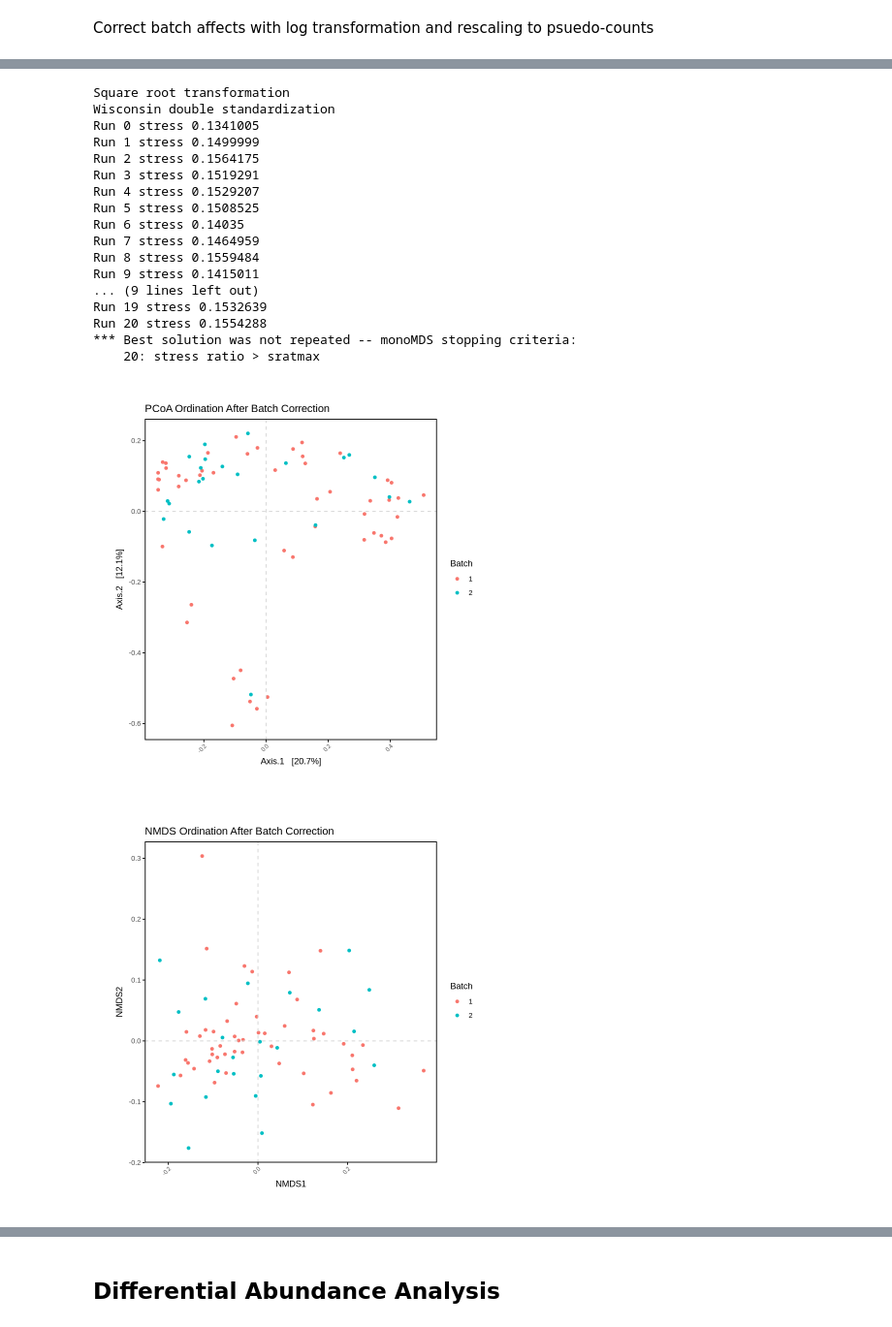
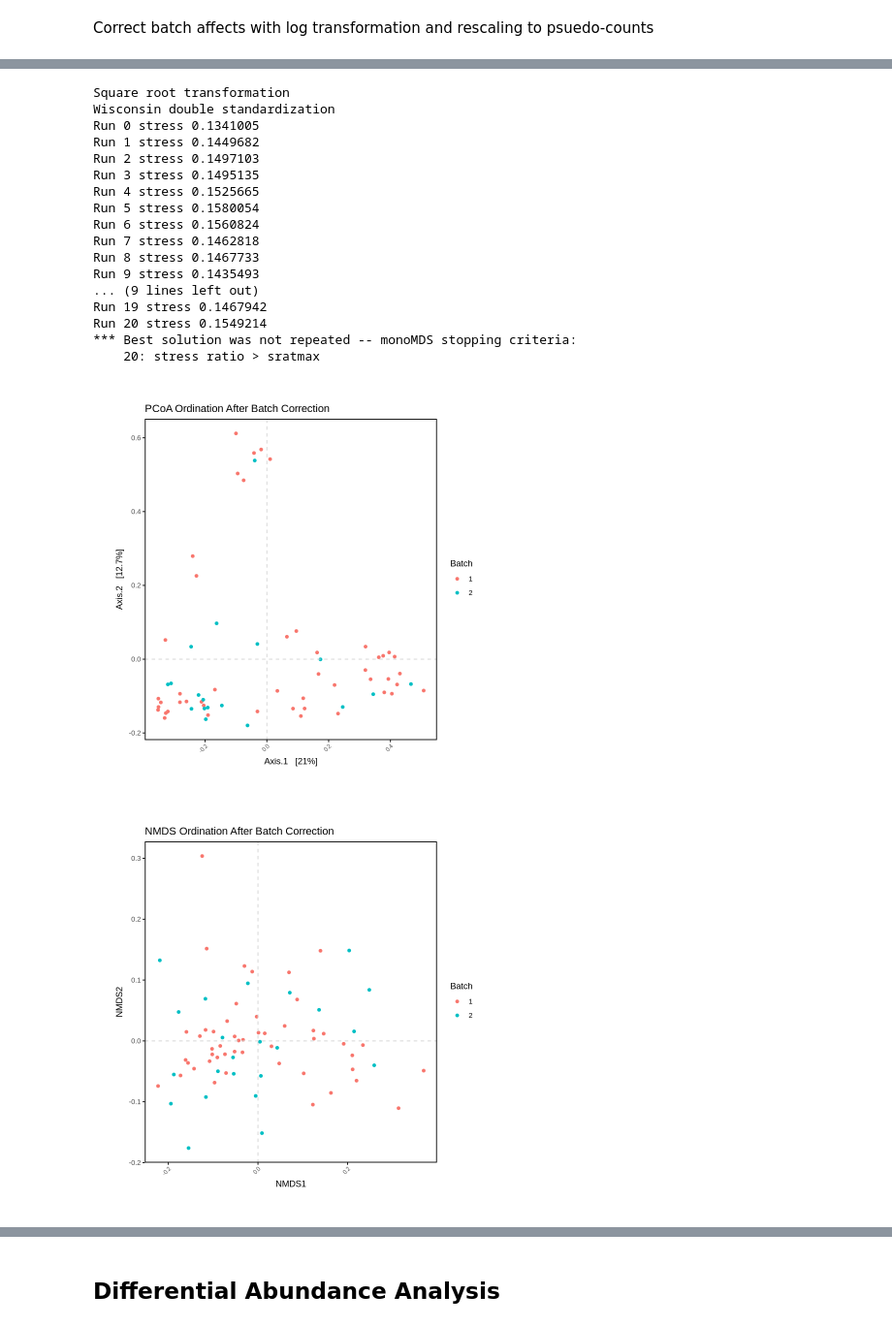
Before and after one commit to ginnymortensen/MGPipe, a Jupyter notebook: analysis/eda_taxonomy.ipynb, the cells around one changed output, grey strips where cells are left out. Shown at 97% size. Saved outputs shown, nothing was run; the diff lists cells and outputs as text; code cells hidden in the pictures.

```diff
--- a/analysis/eda_taxonomy.ipynb
+++ b/analysis/eda_taxonomy.ipynb
@@ -314,7 +558,7 @@ otu_table(physeq_corrected_log) <- otu_table(exp_corrected, taxa_are_rows = TRUE
 # Step 5: Ordination and PERMANOVA After Batch Correction
 
 # Perform ordination (PCoA) after batch correction
-ordination_result_corrected_pcoa <- ordinate(physeq_corrected_log, method = "PCoA", distance = "bray")
+ordination_result_corrected_pcoa <- ordinate(physeq_GH, method = "PCoA", distance = "bray")
 plot_ordination(physeq_corrected_log, ordination_result_corrected_pcoa, color = "Batch") +
   ggtitle("PCoA Ordination After Batch Correction") +
   geom_hline(yintercept = 0, linetype = "dashed", color = "lightgray", size = 0.5)+
@@ -324,45 +568,45 @@ plot_ordination(physeq_corrected_log, ordination_result_corrected_pcoa, color =
   theme(axis.text.x = element_text(angle = 45, hjust = 1, size = 7),
         panel.grid = element_blank(),
         axis.ticks.x = element_line(color = "black", size = 0.5),
         axis.ticks.y = element_line(color = "black", size = 0.5),  # Remove gridlines
         panel.border = element_rect(color = "black", fill = NA, size = 1),  # Add black border
         legend.position = "right")+
   theme(plot.margin = margin(1, 1, 1, 1, "cm"))
 
 # Perform ordination (NMDS) after batch correction
 ordination_result_corrected_nmds <- ordinate(physeq_corrected_log, method = "NMDS", distance = "bray")
 plot_ordination(physeq_corrected_log, ordination_result_corrected_nmds, color = "Batch") +
   ggtitle("NMDS Ordination After Batch Correction") +
   geom_hline(yintercept = 0, linetype = "dashed", color = "lightgray", size = 0.5)+
   # Add threshold line for baseMean
   geom_vline(xintercept = 0, linetype = "dashed", color = "lightgray", size = 0.5) +
   theme_minimal() +
   theme(axis.text.x = element_text(angle = 45, hjust = 1, size = 7),
         panel.grid = element_blank(),
         axis.ticks.x = element_line(color = "black", size = 0.5),
         axis.ticks.y = element_line(color = "black", size = 0.5),  # Remove gridlines
         panel.border = element_rect(color = "black", fill = NA, size = 1),  # Add black border
         legend.position = "right")+
   theme(plot.margin = margin(1, 1, 1, 1, "cm"))
 # %% [output]
 Square root transformation
 Wisconsin double standardization
 Run 0 stress 0.1341005
-Run 1 stress 0.1499999
-Run 2 stress 0.1564175
-Run 3 stress 0.1519291
-Run 4 stress 0.1529207
-Run 5 stress 0.1508525
-Run 6 stress 0.14035
-Run 7 stress 0.1464959
-Run 8 stress 0.1559484
-Run 9 stress 0.1415011
+Run 1 stress 0.1449682
+Run 2 stress 0.1497103
+Run 3 stress 0.1495135
+Run 4 stress 0.1525665
+Run 5 stress 0.1580054
+Run 6 stress 0.1560824
+Run 7 stress 0.1462818
+Run 8 stress 0.1467733
+Run 9 stress 0.1435493
 ... (9 lines left out)
-Run 19 stress 0.1532639
-Run 20 stress 0.1554288
+Run 19 stress 0.1467942
+Run 20 stress 0.1549214
 *** Best solution was not repeated -- monoMDS stopping criteria:
     20: stress ratio > sratmax
-[figure, old version]
+[figure, new version]
 [figure]
 # %%
 
```
Also changed, not shown: parts of 17 cells of this notebook, 2 other files.
